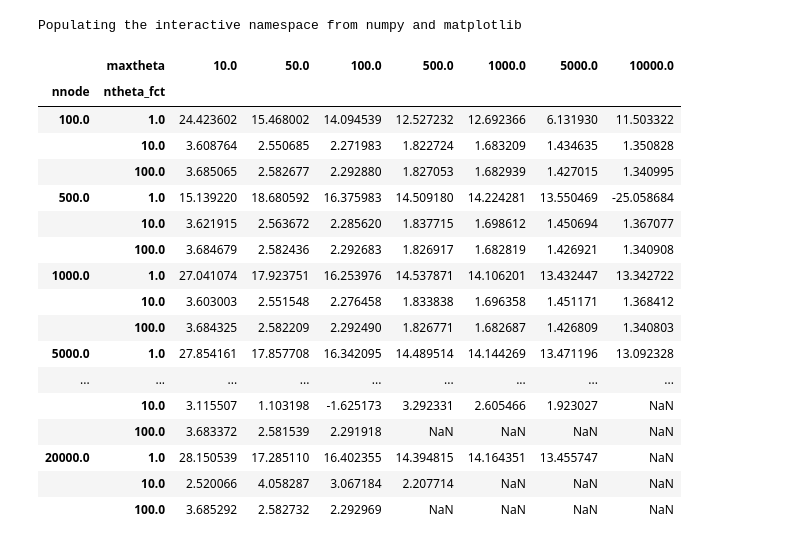
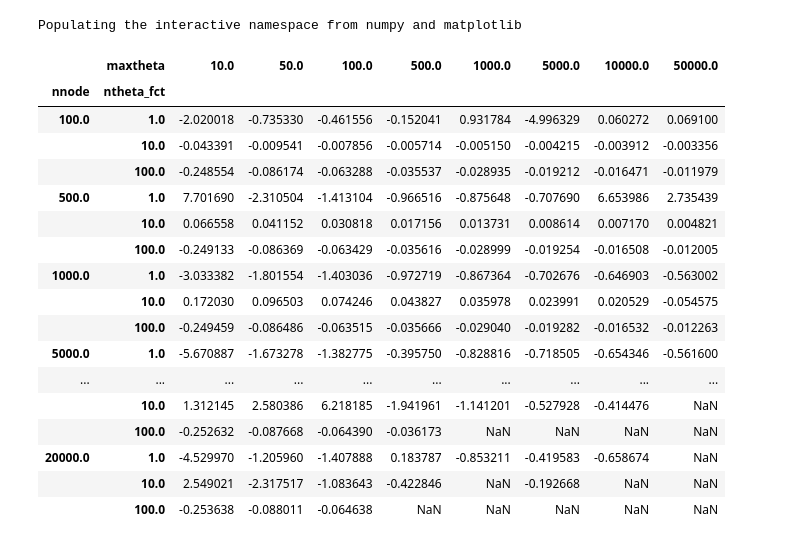
Before and after one commit to pcmagic/stokes_flow, a Jupyter notebook: infhelix/main_show_results.ipynb, the cells around one changed output. Saved outputs shown, nothing was run; the diff lists cells and outputs as text; code cells hidden in the pictures.

```diff
--- a/infhelix/main_show_results.ipynb
+++ b/infhelix/main_show_results.ipynb
@@ -65,24 +67,24 @@ data = pd.DataFrame({'maxtheta': np.hstack(maxtheta),
                     'Ty': resistance[4],
                     'Tz': resistance[5]})\
         .pivot_table(index=['nnode', 'ntheta_fct'], columns=['maxtheta'])
-# %%
-display(data.Tz)
-# %% [output]
-|  | maxtheta | 10.0 | 50.0 | 100.0 | 500.0 | 1000.0 | 5000.0 | 10000.0 |
-| nnode | ntheta_fct |  |  |  |  |  |  |  |
-| 100.0 | 1.0 | 24.423602 | 15.468002 | 14.094539 | 12.527232 | 12.692366 | 6.131930 | 11.503322 |
-|  | 10.0 | 3.608764 | 2.550685 | 2.271983 | 1.822724 | 1.683209 | 1.434635 | 1.350828 |
-|  | 100.0 | 3.685065 | 2.582677 | 2.292880 | 1.827053 | 1.682939 | 1.427015 | 1.340995 |
-| 500.0 | 1.0 | 15.139220 | 18.680592 | 16.375983 | 14.509180 | 14.224281 | 13.550469 | -25.058684 |
-|  | 10.0 | 3.621915 | 2.563672 | 2.285620 | 1.837715 | 1.698612 | 1.450694 | 1.367077 |
-|  | 100.0 | 3.684679 | 2.582436 | 2.292683 | 1.826917 | 1.682819 | 1.426921 | 1.340908 |
-| 1000.0 | 1.0 | 27.041074 | 17.923751 | 16.253976 | 14.537871 | 14.106201 | 13.432447 | 13.342722 |
-|  | 10.0 | 3.603003 | 2.551548 | 2.276458 | 1.833838 | 1.696358 | 1.451171 | 1.368412 |
-|  | 100.0 | 3.684325 | 2.582209 | 2.292490 | 1.826771 | 1.682687 | 1.426809 | 1.340803 |
-| 5000.0 | 1.0 | 27.854161 | 17.857708 | 16.342095 | 14.489514 | 14.144269 | 13.471196 | 13.092328 |
-| ... | ... | ... | ... | ... | ... | ... | ... | ... |
-|  | 10.0 | 3.115507 | 1.103198 | -1.625173 | 3.292331 | 2.605466 | 1.923027 | NaN |
-|  | 100.0 | 3.683372 | 2.581539 | 2.291918 | NaN | NaN | NaN | NaN |
-| 20000.0 | 1.0 | 28.150539 | 17.285110 | 16.402355 | 14.394815 | 14.164351 | 13.455747 | NaN |
-|  | 10.0 | 2.520066 | 4.058287 | 3.067184 | 2.207714 | NaN | NaN | NaN |
-|  | 100.0 | 3.685292 | 2.582732 | 2.292969 | NaN | NaN | NaN | NaN |
+# %%
+display(data_infhlx.Fz)
+# %% [output]
+|  | maxtheta | 10.0 | 50.0 | 100.0 | 500.0 | 1000.0 | 5000.0 | 10000.0 | 50000.0 |
+| nnode | ntheta_fct |  |  |  |  |  |  |  |  |
+| 100.0 | 1.0 | -2.020018 | -0.735330 | -0.461556 | -0.152041 | 0.931784 | -4.996329 | 0.060272 | 0.069100 |
+|  | 10.0 | -0.043391 | -0.009541 | -0.007856 | -0.005714 | -0.005150 | -0.004215 | -0.003912 | -0.003356 |
+|  | 100.0 | -0.248554 | -0.086174 | -0.063288 | -0.035537 | -0.028935 | -0.019212 | -0.016471 | -0.011979 |
+| 500.0 | 1.0 | 7.701690 | -2.310504 | -1.413104 | -0.966516 | -0.875648 | -0.707690 | 6.653986 | 2.735439 |
+|  | 10.0 | 0.066558 | 0.041152 | 0.030818 | 0.017156 | 0.013731 | 0.008614 | 0.007170 | 0.004821 |
+|  | 100.0 | -0.249133 | -0.086369 | -0.063429 | -0.035616 | -0.028999 | -0.019254 | -0.016508 | -0.012005 |
+| 1000.0 | 1.0 | -3.033382 | -1.801554 | -1.403036 | -0.972719 | -0.867364 | -0.702676 | -0.646903 | -0.563002 |
+|  | 10.0 | 0.172030 | 0.096503 | 0.074246 | 0.043827 | 0.035978 | 0.023991 | 0.020529 | -0.054575 |
+|  | 100.0 | -0.249459 | -0.086486 | -0.063515 | -0.035666 | -0.029040 | -0.019282 | -0.016532 | -0.012263 |
+| 5000.0 | 1.0 | -5.670887 | -1.673278 | -1.382775 | -0.395750 | -0.828816 | -0.718505 | -0.654346 | -0.561600 |
+| ... | ... | ... | ... | ... | ... | ... | ... | ... | ... |
+|  | 10.0 | 1.312145 | 2.580386 | 6.218185 | -1.941961 | -1.141201 | -0.527928 | -0.414476 | NaN |
+|  | 100.0 | -0.252632 | -0.087668 | -0.064390 | -0.036173 | NaN | NaN | NaN | NaN |
+| 20000.0 | 1.0 | -4.529970 | -1.205960 | -1.407888 | 0.183787 | -0.853211 | -0.419583 | -0.658674 | NaN |
+|  | 10.0 | 2.549021 | -2.317517 | -1.083643 | -0.422846 | NaN | -0.192668 | NaN | NaN |
+|  | 100.0 | -0.253638 | -0.088011 | -0.064638 | NaN | NaN | NaN | NaN | NaN |
```
Also changed, not shown: parts of 10 cells of this notebook, 40 other files.
